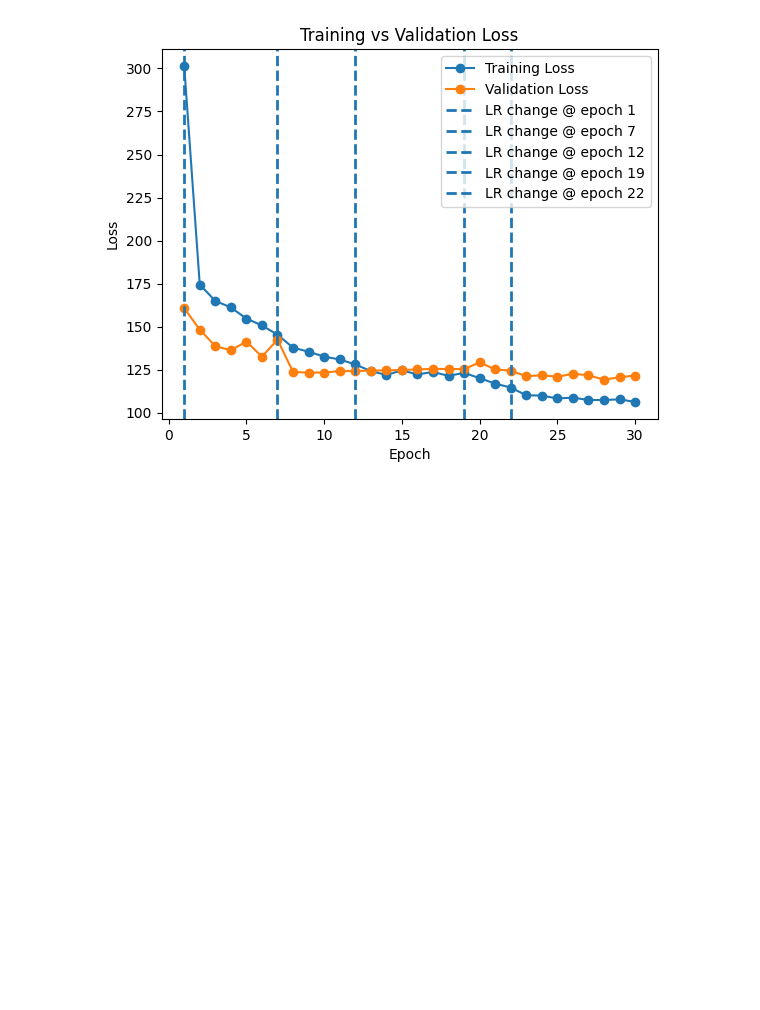
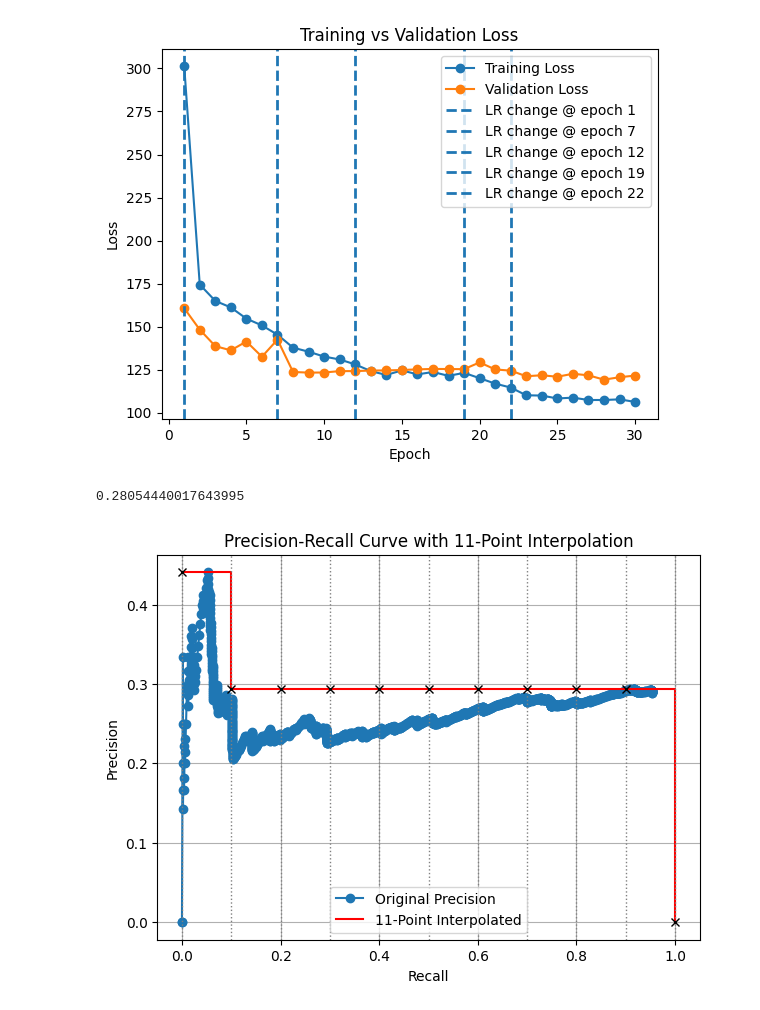
Before and after one commit to vlad-pro-coder/GarbageDetector, a Jupyter notebook: TrashDetector.ipynb, the cells around one changed output. Cells and saved outputs as stored; diff of their text form; code cells hidden in the pictures; blank space fills up the shorter version.

Commit message:
mAP graph

```diff
--- a/TrashDetector.ipynb
+++ b/TrashDetector.ipynb
@@ -672,6 +687,8 @@ class MAPCallback(tf.keras.callbacks.Callback):
         self.conf_threshold = conf_threshold
         self.save_file = save_file
         self.map_history = []
+        self.recall = []
+        self.precision = []
 
     def compute_tp_and_fp(self,true_boxes, pred_boxes):
 
@@ -702,14 +719,14 @@ class MAPCallback(tf.keras.callbacks.Callback):
 
         tp_cum = np.cumsum(tp)
         fp_cum = np.cumsum(fp)
-        recall = tp_cum / (len_true_boxes + 1e-8)
-        precision = tp_cum / (tp_cum + fp_cum + 1e-8)
+        self.recall = tp_cum / (len_true_boxes + 1e-8)
+        self.precision = tp_cum / (tp_cum + fp_cum + 1e-8)
 
 
         # 11-point interpolation
         ap = 0.0
         for t in np.linspace(0, 1, 11):
-            p = np.max(precision[recall >= t]) if np.any(recall >= t) else 0
+            p = np.max(self.precision[self.recall >= t]) if np.any(self.recall >= t) else 0
             ap += p / 11
         return ap
 
@@ -854,7 +871,7 @@ class HistorySaver(tf.keras.callbacks.Callback):
             print("Failed to save epoch history:", e)
 # %%
 #model = keras.models.load_model("./checkpoints/epoch_45.h5", custom_objects={"YOLOMultiHeadModel": YOLOMultiHeadModel})
-model.load_weights("./checkpoints/epoch_06.h5")
+model.load_weights("./epoch_45.h5")
 # %%
 # Suppose your custom YOLO model
 yolo_model = model  # YOLOMultiHeadModel instance
@@ -1359,7 +1376,7 @@ def adaug_val(bboxes):
         tmp[bbox["category"]]+=1
 
     for i in range(len(tmp)):
-        if frequency_val[i] + tmp[i] > 8:
+        if frequency_val[i] + tmp[i] > 20:
             return False
 
     for i in range(len(tmp)):
@@ -1367,8 +1384,8 @@ def adaug_val(bboxes):
     return True
 
 random.seed(42)
-#shuffled_data = generated_official_formated + official_data_formated + rotated_official_formated
-shuffled_data = official_data_formated
+shuffled_data = generated_official_formated + official_data_formated + rotated_official_formated
+#shuffled_data = official_data_formated
 random.shuffle(shuffled_data)
 
 for data in shuffled_data:
@@ -2720,3 +2740,48 @@ plt.legend(unique.values(), unique.keys())
 plt.show()
 # %% [output]
 [figure]
+# %%
+import numpy as np
+import matplotlib.pyplot as plt
+
+# Example data
+recall = cb.recall
+precision = cb.precision
+
+# 11-point interpolation
+thresholds = np.linspace(0, 1, 11)
+interp_precision = []
+mAP = 0
+for t in thresholds:
+    p = np.max(precision[recall >= t]) if np.any(recall >= t) else 0
+    interp_precision.append(p)
+    mAP += p/len(thresholds)
+
+print(mAP)
+
+# Plot
+plt.figure(figsize=(7,5))
+
+# Original Precision-Recall
+plt.plot(recall, precision, marker='o', label='Original Precision')
+
+# 11-Point Interpolation
+plt.step(thresholds, interp_precision, where='post', color='red', label='11-Point Interpolated')
+
+# Dotted vertical lines at each interpolation threshold
+for t in thresholds:
+    plt.axvline(x=t, color='gray', linestyle='dotted', linewidth=1)
+
+# Annotate each threshold with its interpolated precision
+for t, p in zip(thresholds, interp_precision):
+    plt.plot(t, p, 'kx')  # 'kx' = black x marker
+
+plt.xlabel('Recall')
+plt.ylabel('Precision')
+plt.title('Precision-Recall Curve with 11-Point Interpolation')
+plt.legend()
+plt.grid(True)
+plt.show()
+# %% [output]
+0.28054440017643995
+[figure, added]
```
Also changed, not shown: parts of 6 cells of this notebook.
